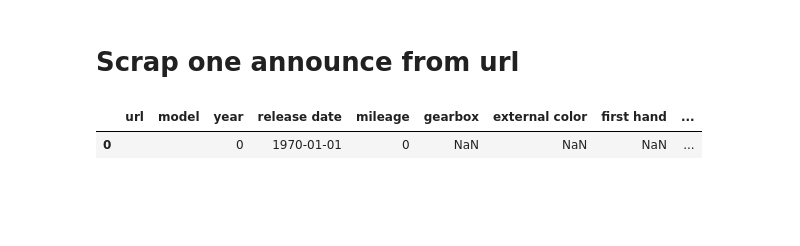
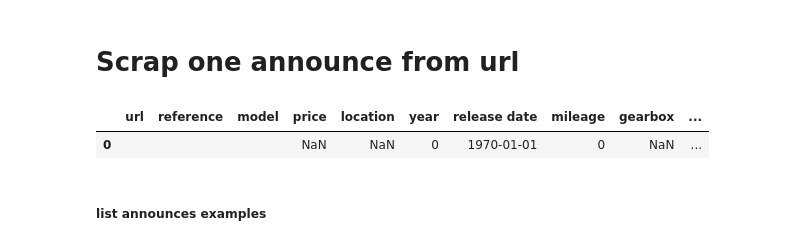
Before and after one commit to AnthonyDF/tresboncoin, a Jupyter notebook: notebooks/victor/victor_notebook.ipynb, the cells around one changed output. Saved outputs shown, nothing was run; the diff lists cells and outputs as text; code cells hidden in the pictures; blank space fills up the shorter version.

```diff
--- a/notebooks/victor/victor_notebook.ipynb
+++ b/notebooks/victor/victor_notebook.ipynb
@@ -50,22 +54,28 @@ for k in soup.select('a[class*="searchCard__link"]'):
 # Scrap one announce from url
 # %%
 announce_template = pd.DataFrame({"url": "",
+                                  "reference": "",
                                   "model": "",
+                                  "price": [np.nan],
+                                  "location": [np.nan],
                                   "year": [0],
                                   "release date": [datetime.datetime(1970, 1, 1)],
                                   "mileage": [0],
                                   "gearbox": [np.nan],
                                   "external color": [np.nan],
                                   "first hand": [np.nan],
                                   "number of owners": [np.nan],
                                   "SAE gross horsepower [HP]": [np.nan],
                                   "DIN horsepower [HP]": [np.nan],
                                   "engine capacity [CC]": [np.nan],
-                                  "crit'air": [np.nan]})
+                                  "crit'air": [np.nan],
+                                  "guarantee": [np.nan],
+                                  "Norme Euro": [np.nan],
+                                  "options": ""})
 announce_template
 # %% [output]
-|  | url | model | year | release date | mileage | gearbox | external color | first hand | ... |
-| 0 |  |  | 0 | 1970-01-01 | 0 | NaN | NaN | NaN | ... |
+|  | url | reference | model | price | location | year | release date | mileage | gearbox | ... |
+| 0 |  |  |  | NaN | NaN | 0 | 1970-01-01 | 0 | NaN | ... |
 # %%
 announce_list = announce_template.copy()
 # %%
@@ -73,3 +83,5 @@ url_single = "https://www.lacentrale.fr/moto-occasion-annonce-66101604051.html"
 # %%
 resp_single = requests.get(url_single, headers=headers, params=params)
 soup_single = BeautifulSoup(resp_single.content, 'html.parser')
+# %% [markdown]
+##### list announces examples
```
Also changed, not shown: parts of 42 cells of this notebook, 1 other file.
